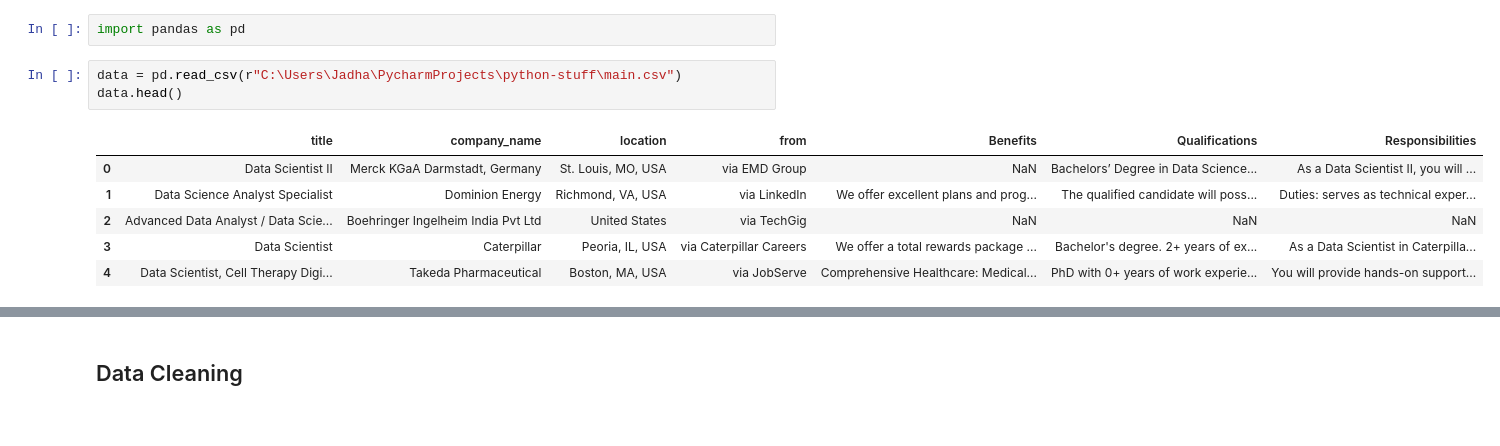
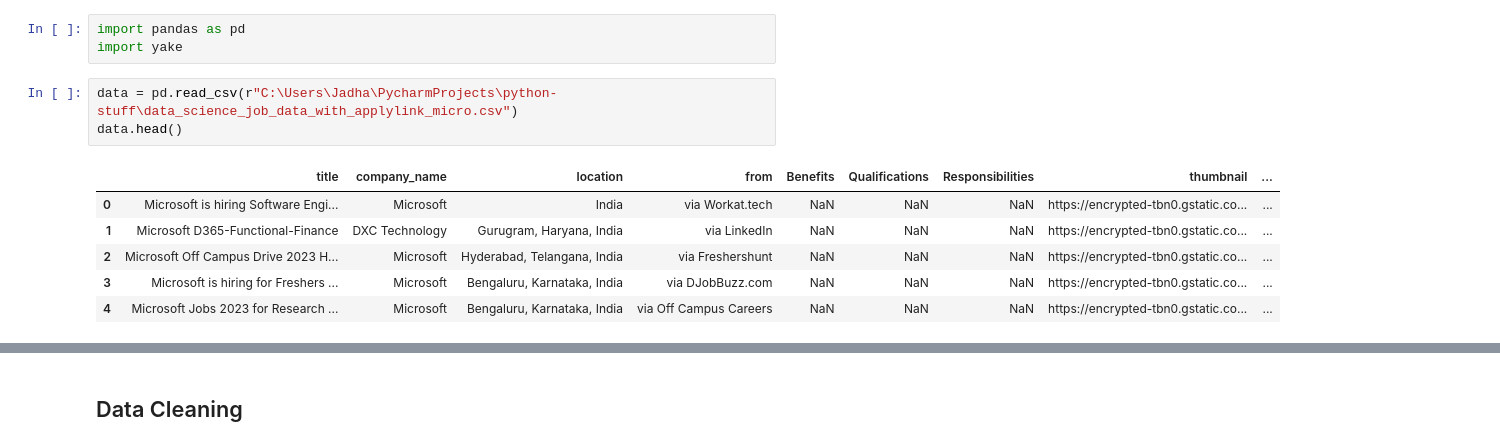
Before and after one commit to workhunters/python-stuff, a Jupyter notebook: data_cleaning.ipynb, the cells around one changed output, grey strips where cells are left out. Drawn from its saved outputs; the diff is of its cells as text.

```diff
--- a/data_cleaning.ipynb
+++ b/data_cleaning.ipynb
@@ -1,13 +1,14 @@
 # %%
 import pandas as pd
+import yake
 # %%
-data = pd.read_csv(r"C:\Users\Jadha\PycharmProjects\python-stuff\main.csv")
+data = pd.read_csv(r"C:\Users\Jadha\PycharmProjects\python-stuff\data_science_job_data_with_applylink_micro.csv")
 data.head()
 # %% [output]
-|  | title | company_name | location | from | Benefits | Qualifications | Responsibilities |
-| 0 | Data Scientist II | Merck KGaA Darmstadt, Germany | St. Louis, MO, USA | via EMD Group | NaN | Bachelors’ Degree in Data Science... | As a Data Scientist II, you will ... |
-| 1 | Data Science Analyst Specialist | Dominion Energy | Richmond, VA, USA | via LinkedIn | We offer excellent plans and prog... | The qualified candidate will poss... | Duties: serves as technical exper... |
-| 2 | Advanced Data Analyst / Data Scie... | Boehringer Ingelheim India Pvt Ltd | United States | via TechGig | NaN | NaN | NaN |
-| 3 | Data Scientist | Caterpillar | Peoria, IL, USA | via Caterpillar Careers | We offer a total rewards package ... | Bachelor's degree. 2+ years of ex... | As a Data Scientist in Caterpilla... |
-| 4 | Data Scientist, Cell Therapy Digi... | Takeda Pharmaceutical | Boston, MA, USA | via JobServe | Comprehensive Healthcare: Medical... | PhD with 0+ years of work experie... | You will provide hands-on support... |
+|  | title | company_name | location | from | Benefits | Qualifications | Responsibilities | thumbnail | ... |
+| 0 | Microsoft is hiring Software Engi... | Microsoft | India | via Workat.tech | NaN | NaN | NaN | https://encrypted-tbn0.gstatic.co... | ... |
+| 1 | Microsoft D365-Functional-Finance | DXC Technology | Gurugram, Haryana, India | via LinkedIn | NaN | NaN | NaN | https://encrypted-tbn0.gstatic.co... | ... |
+| 2 | Microsoft Off Campus Drive 2023 H... | Microsoft | Hyderabad, Telangana, India | via Freshershunt | NaN | NaN | NaN | https://encrypted-tbn0.gstatic.co... | ... |
+| 3 | Microsoft is hiring for Freshers ... | Microsoft | Bengaluru, Karnataka, India | via DJobBuzz.com | NaN | NaN | NaN | https://encrypted-tbn0.gstatic.co... | ... |
+| 4 | Microsoft Jobs 2023 for Research ... | Microsoft | Bengaluru, Karnataka, India | via Off Campus Careers | NaN | NaN | NaN | https://encrypted-tbn0.gstatic.co... | ... |
 # %%
```
Also changed, not shown: parts of 18 cells of this notebook, 1 other file.
